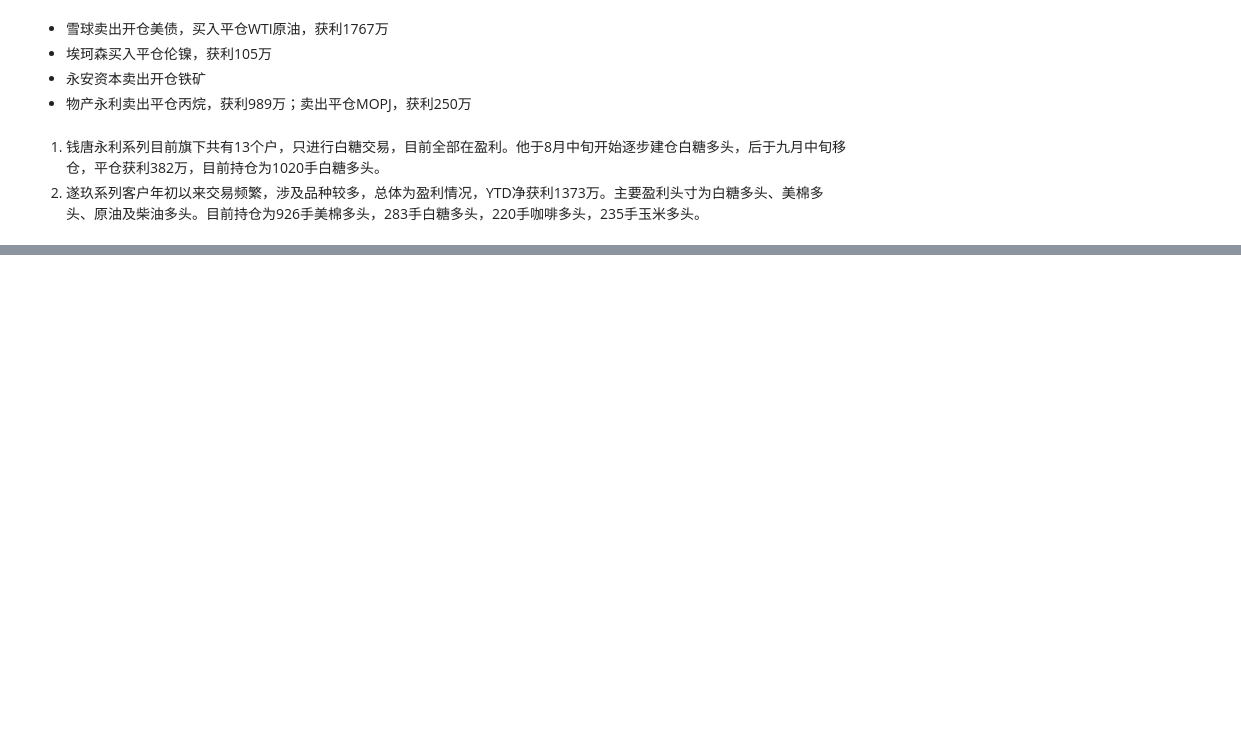
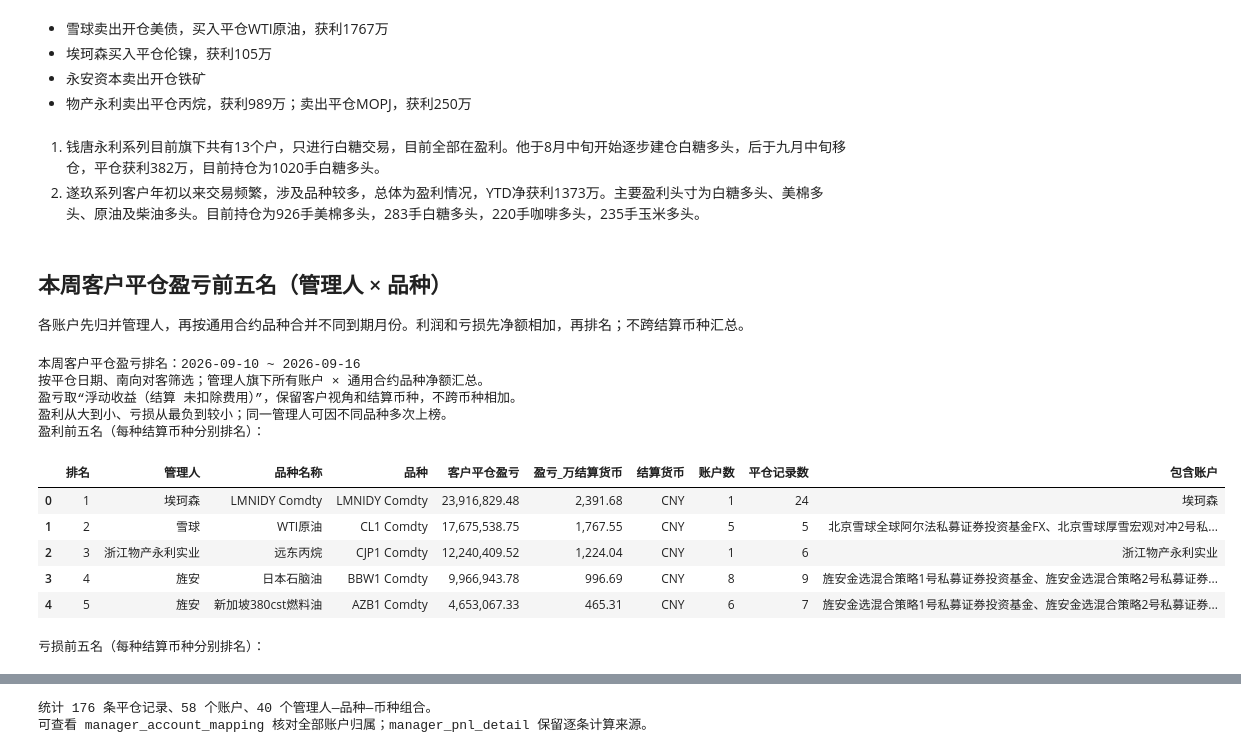
Before and after one commit to Mengting10/Daily_Work, a Jupyter notebook: weekly_review_yilian.ipynb, the cells around one changed output, grey strips where cells are left out. Drawn from its saved outputs; the diff is of its cells as text; code cells hidden in the pictures; blank space fills up the shorter version.

Commit message:
Add manager and product level customer PnL rankings

```diff
--- a/weekly_review_yilian.ipynb
+++ b/weekly_review_yilian.ipynb
@@ -1173,3 +1174,72 @@ Notional 为 USD；客户平仓盈亏保留原结算币种，不是本方交易
 # %% [markdown]
 1. 钱唐永利系列目前旗下共有13个户，只进行白糖交易，目前全部在盈利。他于8月中旬开始逐步建仓白糖多头，后于九月中旬移仓，平仓获利382万，目前持仓为1020手白糖多头。
 2. 遂玖系列客户年初以来交易频繁，涉及品种较多，总体为盈利情况，YTD净获利1373万。主要盈利头寸为白糖多头、美棉多头、原油及柴油多头。目前持仓为926手美棉多头，283手白糖多头，220手咖啡多头，235手玉米多头。
+# %% [markdown]
+## 本周客户平仓盈亏前五名（管理人 × 品种）
+各账户先归并管理人，再按通用合约品种合并不同到期月份。利润和亏损先净额相加，再排名；不跨结算币种汇总。
+# %%
+from manager_pnl import rank_manager_product_pnl
+
+# 与前面的周报日期一致；也可手动填写起止日期，按平仓日期筛选。
+MANAGER_PNL_START = ranking_info['开始日期']
+MANAGER_PNL_END = ranking_info['结束日期']
+# 有特殊账户归属时，按客户编号明确指定；例如 {"100012345": "管理人简称"}。
+MANAGER_ACCOUNT_OVERRIDES = {}
+
+# 独立读取平仓文件，包含该期间所有客户，不局限于交易量前五客户。
+manager_closing_records = pd.read_excel(CLOSE_POSITION_FILE)
+manager_product_pnl, manager_profit_top5, manager_loss_top5, manager_pnl_detail, manager_account_mapping = (
+    rank_manager_product_pnl(
+        manager_closing_records, MANAGER_PNL_START, MANAGER_PNL_END,
+        product_resolver=lambda ticker: convert_to_generic_ticker(clean_ticker(ticker)),
+        manager_overrides=MANAGER_ACCOUNT_OVERRIDES,
+    )
+)
+
+# 名称依据开仓导出文件的标的名称，便于阅读；实际归并键仍保留彭博通用代码。
+product_display_names = {
+    'CL1 Comdty': 'WTI原油', 'CJP1 Comdty': '远东丙烷',
+    'AZB1 Comdty': '新加坡380cst燃料油', 'SB1 Comdty': '11号糖',
+    'BBW1 Comdty': '日本石脑油', 'AUA1 Curncy': '澳元美元期权',
+    'LMZSDY Comdty': '伦锌', 'JB1 Comdty': '日本10年国债',
+    'JY1 Curncy': '日元美元', 'GC1 Comdty': 'COMEX黄金',
+}
+for table in [manager_profit_top5, manager_loss_top5]:
+    table.insert(2, '品种名称', table['品种'].map(product_display_names).fillna(table['品种']))
+    table['盈亏_万结算货币'] = table['客户平仓盈亏'] / 1e4
+
+print(f"本周客户平仓盈亏排名：{MANAGER_PNL_START} ~ {MANAGER_PNL_END}")
+print("按平仓日期、南向对客筛选；管理人旗下所有账户 × 通用合约品种净额汇总。")
+print("盈亏取“浮动收益（结算 未扣除费用）”，保留客户视角和结算币种，不跨币种相加。")
+print("盈利从大到小、亏损从最负到较小；同一管理人可因不同品种多次上榜。")
+cols = ['排名', '管理人', '品种名称', '品种', '客户平仓盈亏', '盈亏_万结算货币',
+        '结算货币', '账户数', '平仓记录数', '包含账户']
+with pd.option_context('display.max_rows', None, 'display.max_columns', None,
+                       'display.max_colwidth', None, 'display.float_format', '{:,.2f}'.format):
+    print("盈利前五名（每种结算币种分别排名）：")
+    display(manager_profit_top5[cols])
+    print("亏损前五名（每种结算币种分别排名）：")
+    display(manager_loss_top5[cols])
+    pending_managers = manager_account_mapping[
+        manager_account_mapping['归并依据'].eq('未识别管理人，暂单列')
+    ]
+    if not pending_managers.empty:
+        print("以下基金暂按原账户单列，请在 MANAGER_ACCOUNT_OVERRIDES 中补充管理人后重算：")
+        display(pending_managers)
+print(f"统计 {len(manager_pnl_detail)} 条平仓记录、"
+      f"{manager_account_mapping['客户编号'].nunique()} 个账户、"
+      f"{len(manager_product_pnl)} 个管理人—品种—币种组合。")
+print("可查看 manager_account_mapping 核对全部账户归属；manager_pnl_detail 保留逐条计算来源。")
+# %% [output]
+本周客户平仓盈亏排名：2026-09-10 ~ 2026-09-16
+按平仓日期、南向对客筛选；管理人旗下所有账户 × 通用合约品种净额汇总。
+盈亏取“浮动收益（结算 未扣除费用）”，保留客户视角和结算币种，不跨币种相加。
+盈利从大到小、亏损从最负到较小；同一管理人可因不同品种多次上榜。
+盈利前五名（每种结算币种分别排名）：
+|  | 排名 | 管理人 | 品种名称 | 品种 | 客户平仓盈亏 | 盈亏_万结算货币 | 结算货币 | 账户数 | 平仓记录数 | 包含账户 |
+| 0 | 1 | 埃珂森 | LMNIDY Comdty | LMNIDY Comdty | 23,916,829.48 | 2,391.68 | CNY | 1 | 24 | 埃珂森 |
+| 1 | 2 | 雪球 | WTI原油 | CL1 Comdty | 17,675,538.75 | 1,767.55 | CNY | 5 | 5 | 北京雪球全球阿尔法私募证券投资基金FX、北京雪球厚雪宏观对冲2号私... |
+| 2 | 3 | 浙江物产永利实业 | 远东丙烷 | CJP1 Comdty | 12,240,409.52 | 1,224.04 | CNY | 1 | 6 | 浙江物产永利实业 |
+| 3 | 4 | 旌安 | 日本石脑油 | BBW1 Comdty | 9,966,943.78 | 996.69 | CNY | 8 | 9 | 旌安金选混合策略1号私募证券投资基金、旌安金选混合策略2号私募证券... |
+| 4 | 5 | 旌安 | 新加坡380cst燃料油 | AZB1 Comdty | 4,653,067.33 | 465.31 | CNY | 6 | 7 | 旌安金选混合策略1号私募证券投资基金、旌安金选混合策略2号私募证券... |
+亏损前五名（每种结算币种分别排名）：
@@ -1175,0 +1252,2 @@ Notional 为 USD；客户平仓盈亏保留原结算币种，不是本方交易
+统计 176 条平仓记录、58 个账户、40 个管理人—品种—币种组合。
+可查看 manager_account_mapping 核对全部账户归属；manager_pnl_detail 保留逐条计算来源。
```
Also changed, not shown: parts of 5 cells of this notebook, 2 other files.
